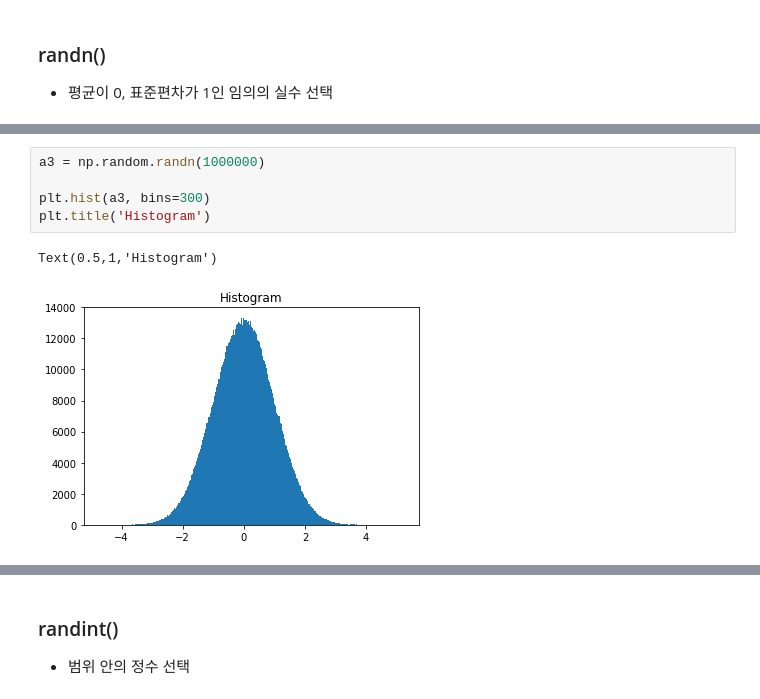
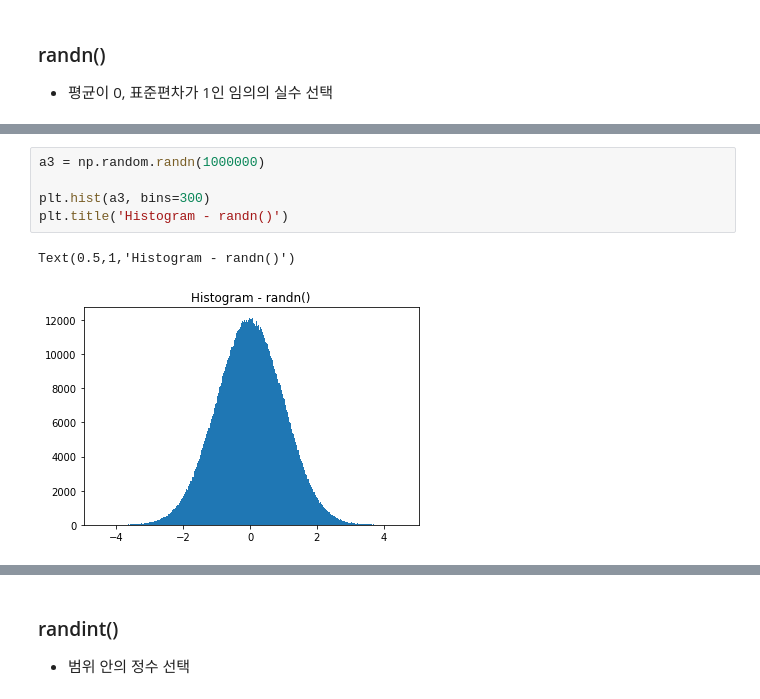
Before and after one commit to gubosd/lecture13, a Jupyter notebook: 데이터분석/02_numpy_02_랜덤.ipynb, the cells around one changed output, grey strips where cells are left out. Drawn from its saved outputs; the diff is of its cells as text.

```diff
--- a/데이터분석/02_numpy_02_랜덤.ipynb
+++ b/데이터분석/02_numpy_02_랜덤.ipynb
@@ -256,11 +221,11 @@ array([[ True,  True,  True, False, False, False, False,  True, False,
 # %%
 a3 = np.random.randn(1000000)
 
 plt.hist(a3, bins=300)
-plt.title('Histogram')
+plt.title('Histogram - randn()')
 # %% [output]
-Text(0.5,1,'Histogram')
+Text(0.5,1,'Histogram - randn()')
-[figure, old version]
+[figure, new version]
 # %%
 a3.max(), a3.min()
 # %% [output]
```
Also changed, not shown: parts of 50 cells of this notebook.
